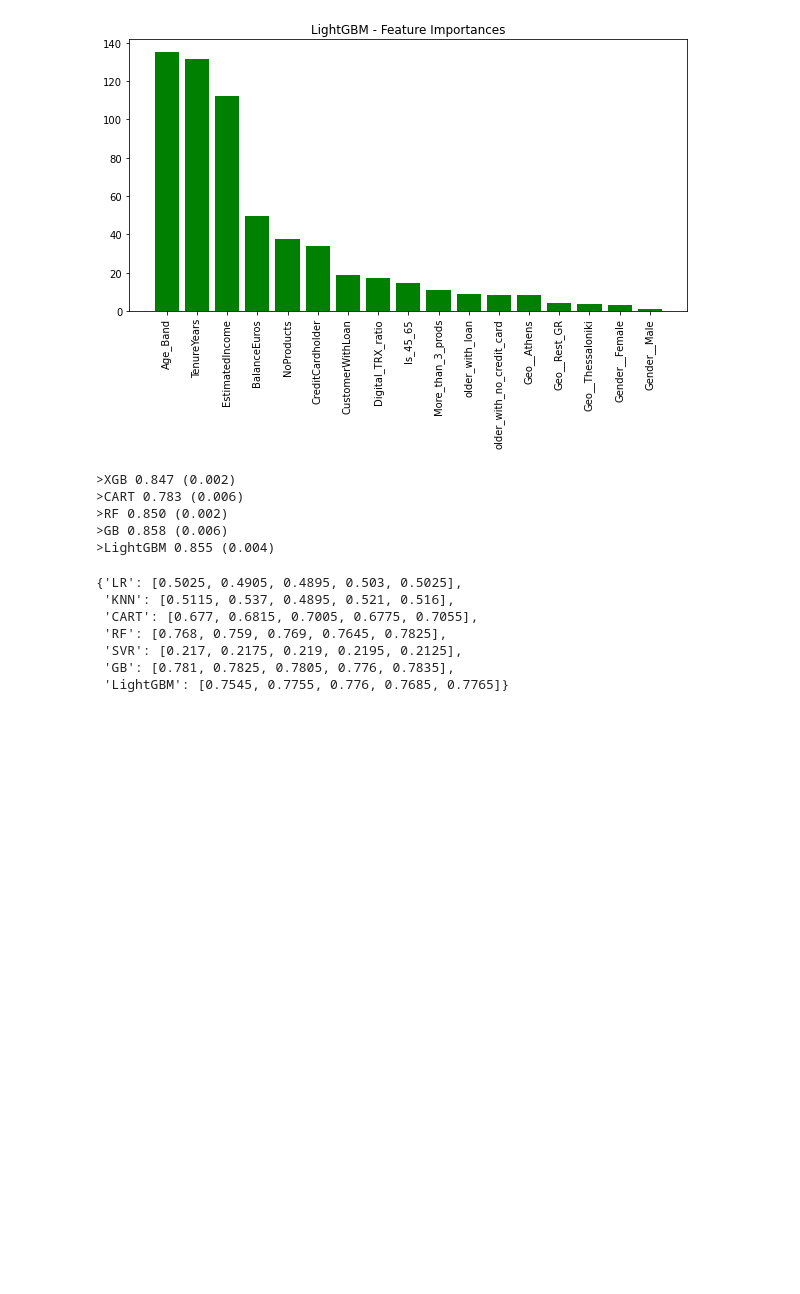
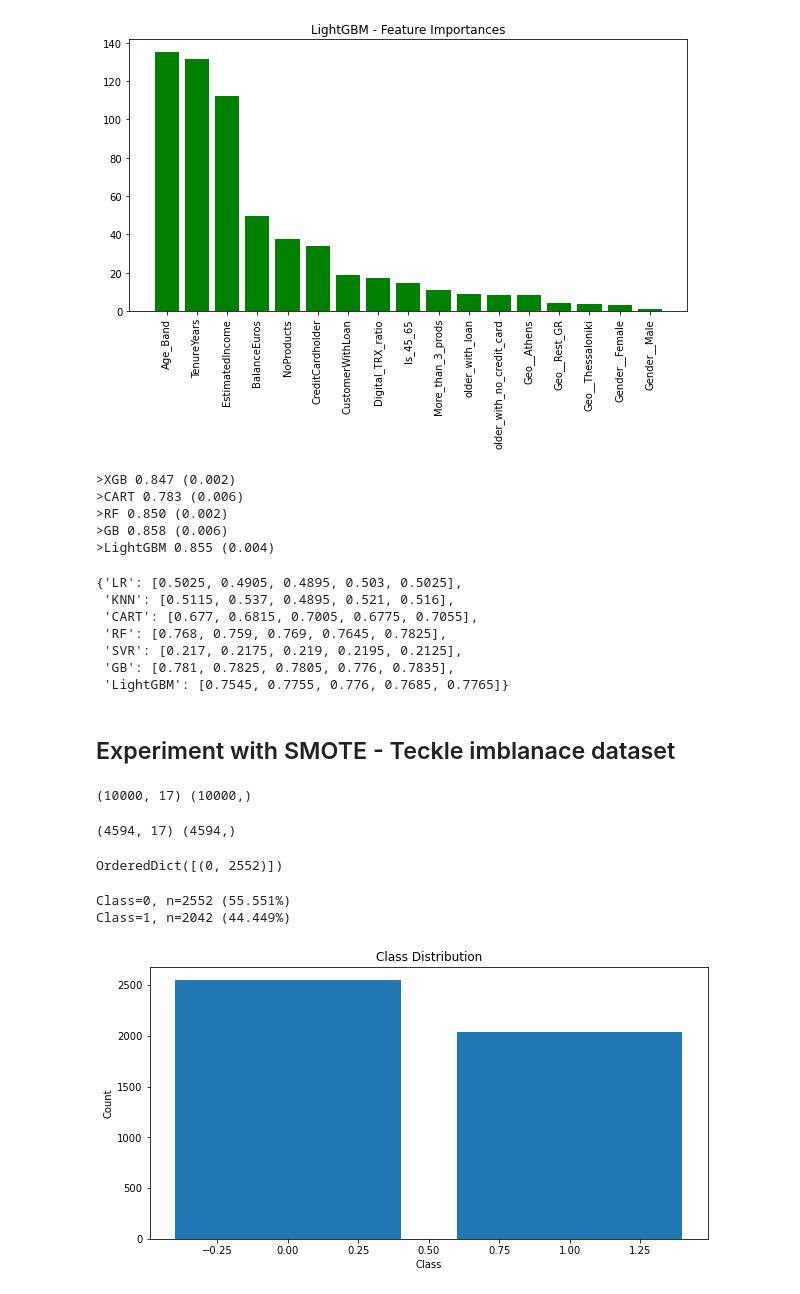
Before and after one commit to nikosofias/Bank_Churn_Prediction_SDS, a Jupyter notebook: Modeling.ipynb, the cells around one changed output. Saved outputs shown, nothing was run; the diff lists cells and outputs as text; code cells hidden in the pictures; blank space fills up the shorter version.

```diff
--- a/Modeling.ipynb
+++ b/Modeling.ipynb
@@ -1054,3 +1056,51 @@ results
  'SVR': [0.217, 0.2175, 0.219, 0.2195, 0.2125],
  'GB': [0.781, 0.7825, 0.7805, 0.776, 0.7835],
  'LightGBM': [0.7545, 0.7755, 0.776, 0.7685, 0.7765]}
+# %% [markdown]
+## Experiment with SMOTE - Teckle imblanace dataset
+# %%
+X = df.drop(['Inactive'], axis=1)
+features_label = X.columns
+X = X.values
+y = df['Inactive'].values
+
+print(X.shape, y.shape)
+# %% [output]
+(10000, 17) (10000,)
+# %%
+# import smote oversampling
+from imblearn.over_sampling import SMOTE
+from imblearn.under_sampling import RandomUnderSampler
+
+# define oversampling strategy - oversample minority class to have 20% of majority class and leave majority class as is
+# oversample = SMOTE(sampling_strategy='not majority', random_state=123456)
+undersampler = RandomUnderSampler(sampling_strategy=0.8)
+
+# fit and apply the transform
+X, y = undersampler.fit_resample(X, y)
+
+print(X.shape, y.shape)
+# %% [output]
+(4594, 17) (4594,)
+# %%
+undersampler.sampling_strategy_
+# %% [output]
+OrderedDict([(0, 2552)])
+# %%
+from collections import Counter
+counter = Counter(y)
+for k,v in counter.items():
+    per = v / len(y) * 100
+    print('Class=%d, n=%d (%.3f%%)' % (k, v, per))
+
+# plot the distribution
+plt.figure(figsize=(10, 5))
+plt.title('Class Distribution')
+plt.xlabel('Class')
+plt.ylabel('Count')
+plt.bar(counter.keys(), counter.values())
+plt.show()
+# %% [output]
+Class=0, n=2552 (55.551%)
+Class=1, n=2042 (44.449%)
+[figure, added]
```
Also changed, not shown: parts of 8 cells of this notebook, 1 other file.
